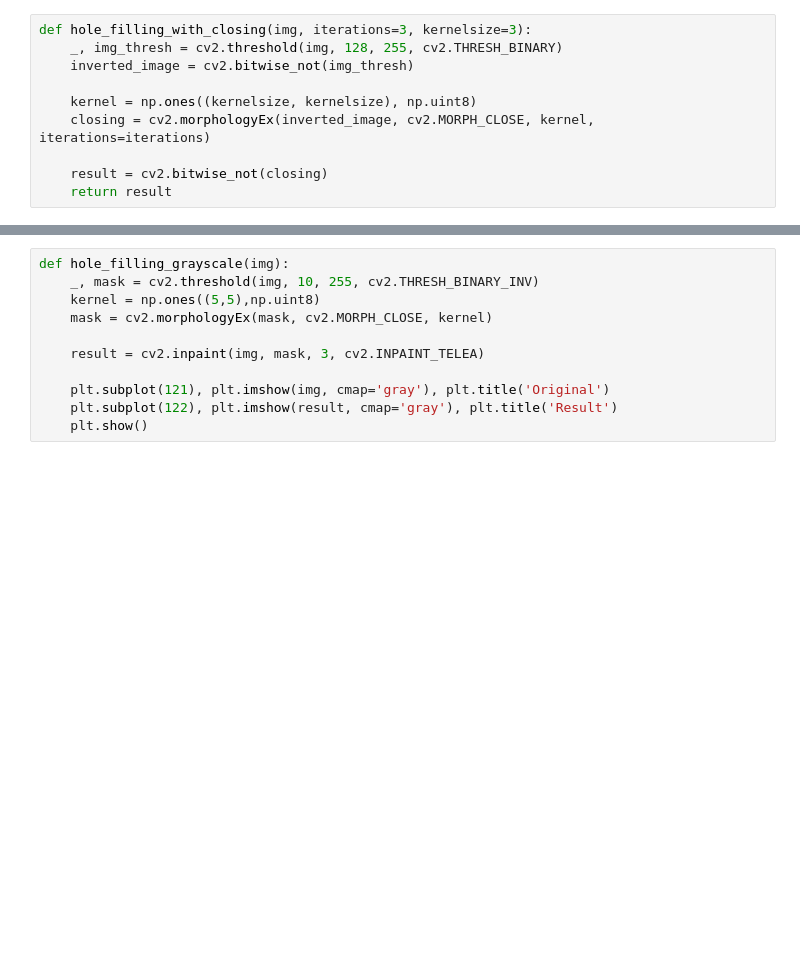
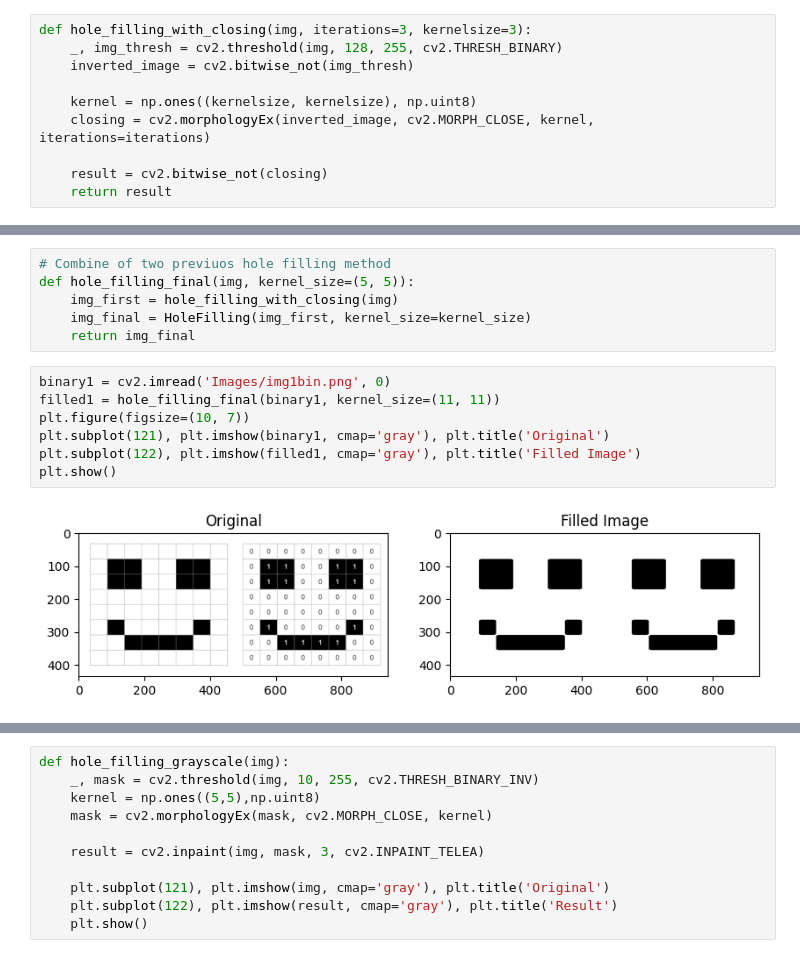
Before and after one commit to MohammadRouintan/Practice-Digital-Image-Processing, a Jupyter notebook: Exercise4/EdgeDetectionAndHoleFilling.ipynb, the cells around one changed output, grey strips where cells are left out. Saved outputs shown, nothing was run; the diff lists cells and outputs as text; blank space fills up the shorter version.

```diff
--- a/Exercise4/EdgeDetectionAndHoleFilling.ipynb
+++ b/Exercise4/EdgeDetectionAndHoleFilling.ipynb
@@ -243,0 +243,15 @@ plt.show()
+# %%
+# Combine of two previuos hole filling method
+def hole_filling_final(img, kernel_size=(5, 5)):
+    img_first = hole_filling_with_closing(img)
+    img_final = HoleFilling(img_first, kernel_size=kernel_size)
+    return img_final
+# %%
+binary1 = cv2.imread('Images/img1bin.png', 0)
+filled1 = hole_filling_final(binary1, kernel_size=(11, 11))
+plt.figure(figsize=(10, 7))
+plt.subplot(121), plt.imshow(binary1, cmap='gray'), plt.title('Original')
+plt.subplot(122), plt.imshow(filled1, cmap='gray'), plt.title('Filled Image')
+plt.show()
+# %% [output]
+[figure, added]
```
Also changed, not shown: parts of 14 cells of this notebook.
